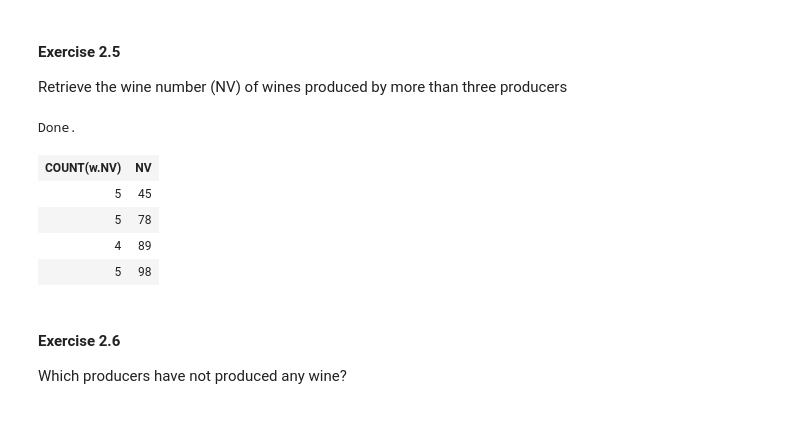
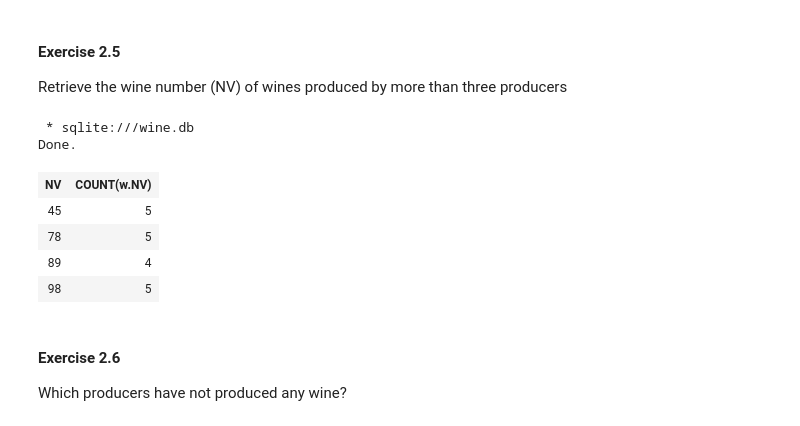
Before and after one commit to MSBigData2019/Sarra_Kazdaghli, a Jupyter notebook: INF725_DataBases/DB-TP2.ipynb, the cells around one changed output. Saved outputs shown, nothing was run; the diff lists cells and outputs as text; code cells hidden in the pictures.

```diff
--- a/INF725_DataBases/DB-TP2.ipynb
+++ b/INF725_DataBases/DB-TP2.ipynb
@@ -540,18 +558,19 @@ Done.
 Retrieve the wine number (NV) of wines produced by more than three producers
 # %%
 %%sql
-SELECT COUNT(w.NV), w.NV FROM Wine1 w
+SELECT w.NV, COUNT(w.NV) FROM Wine1 w
 JOIN Sales1 s ON w.NV = s.NV
 JOIN Producer p ON s.NP = p.NP
 GROUP BY w.NV
 HAVING COUNT(w.NV) > 3;
 # %% [output]
+ * sqlite:///wine.db
 Done.
-| COUNT(w.NV) | NV |
-| 5 | 45 |
-| 5 | 78 |
-| 4 | 89 |
-| 5 | 98 |
+| NV | COUNT(w.NV) |
+| 45 | 5 |
+| 78 | 5 |
+| 89 | 4 |
+| 98 | 5 |
 # %% [markdown]
 #### Exercise 2.6
 
```
Also changed, not shown: parts of 27 cells of this notebook.
